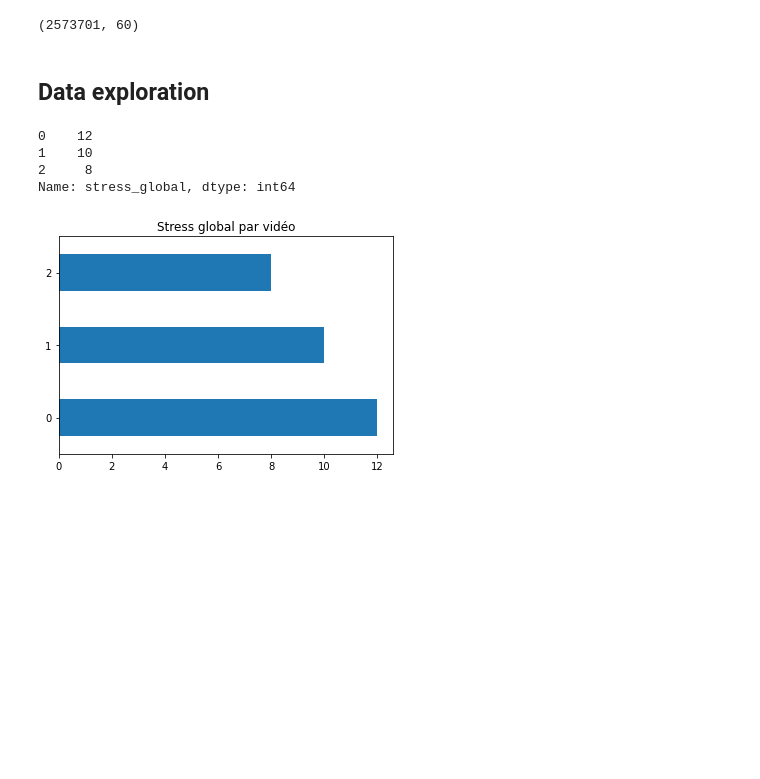
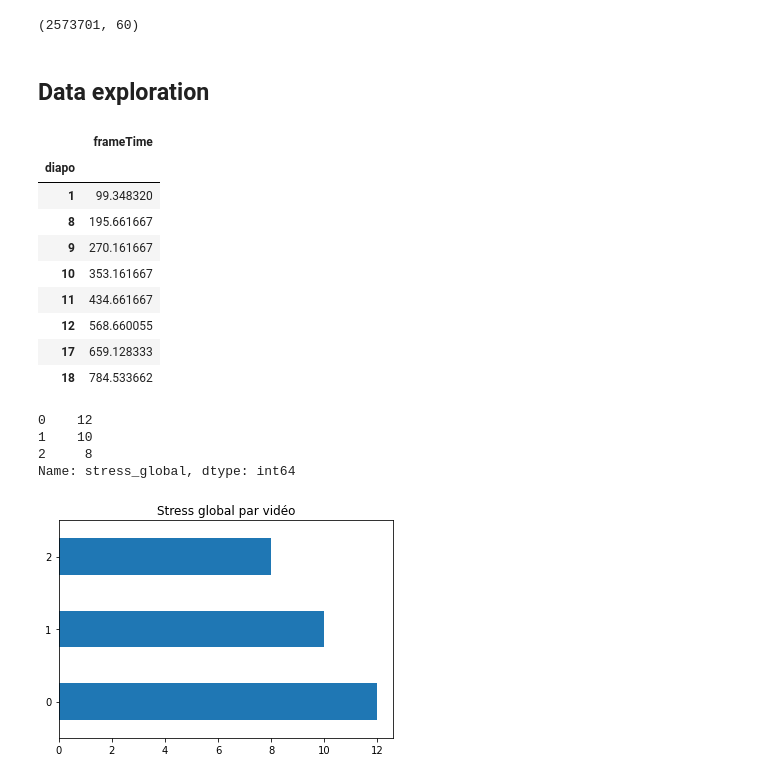
Before and after one commit to Projet-Fil-Rouge-AFPA/filrouge, a Jupyter notebook: Notebook_Laurent.ipynb, the cells around one changed output. Drawn from its saved outputs; the diff is of its cells as text; code cells hidden in the pictures; blank space fills up the shorter version.

```diff
--- a/Notebook_Laurent.ipynb
+++ b/Notebook_Laurent.ipynb
@@ -50,6 +50,19 @@ df_total.shape
 (2573701, 60)
 # %% [markdown]
 ## Data exploration
+# %%
+df_total.groupby('diapo').agg({'frameTime':'mean'})
+# %% [output]
+|  | frameTime |
+| diapo |  |
+| 1 | 99.348320 |
+| 8 | 195.661667 |
+| 9 | 270.161667 |
+| 10 | 353.161667 |
+| 11 | 434.661667 |
+| 12 | 568.660055 |
+| 17 | 659.128333 |
+| 18 | 784.533662 |
 # %%
 df_stats_stress_global = df_total[['video_name','stress_global']].drop_duplicates()['stress_global'].value_counts().sort_index()
 df_stats_stress_global
```
Also changed, not shown: parts of 5 cells of this notebook, 1 other file.
